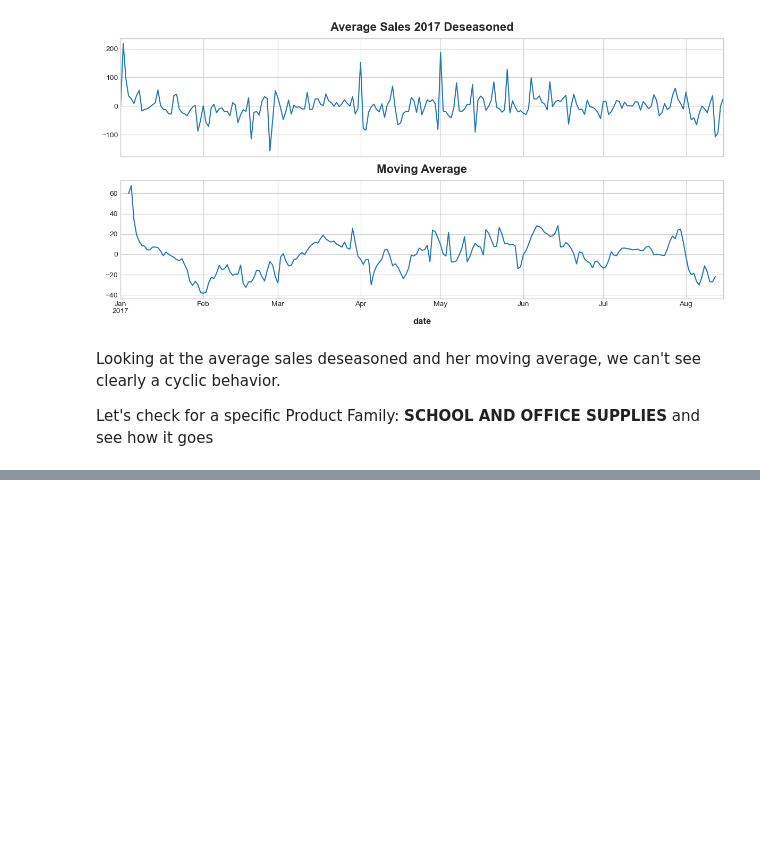
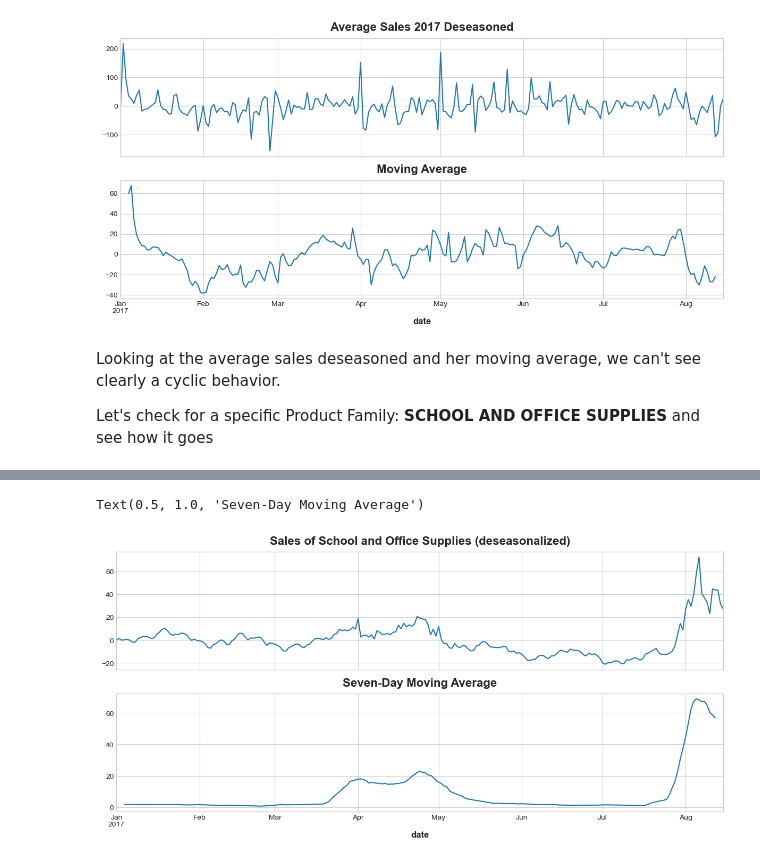
Before and after one commit to edmar-bevilaqua/data_science, a Jupyter notebook: Projects/Kaggle/Store Sales - Time Series Forecasting/store_sales.ipynb, the cells around one changed output, grey strips where cells are left out. Saved outputs shown, nothing was run; the diff lists cells and outputs as text; code cells hidden in the pictures; blank space fills up the shorter version.

Commit message:
Update store_sales.ipynb
Create an analysis for "SCHOOL AND OFFICE SUPPLIES" family sales.

```diff
--- a/Projects/Kaggle/Store Sales - Time Series Forecasting/store_sales.ipynb
+++ b/Projects/Kaggle/Store Sales - Time Series Forecasting/store_sales.ipynb
@@ -386,3 +386,21 @@ plt.show()
 Looking at the average sales deseasoned and her moving average, we can't see clearly a cyclic behavior.
 
 Let's check for a specific Product Family: **SCHOOL AND OFFICE SUPPLIES** and see how it goes
+# %%
+sales = pd.read_csv(
+    train_path,
+    usecols=['family', 'date', 'sales', 'onpromotion'],
+    dtype={
+        'family': 'category',
+        'onpromotion': 'uint32',
+    },
+    parse_dates=['date']
+    )
+
+family_sales = (
+    sales
+    .groupby(['family', 'date'], observed=True)
+    .mean()
+    .unstack('family')
+    .loc['2017', ['sales', 'onpromotion']]
+)
@@ -388,0 +425,52 @@ Let's check for a specific Product Family: **SCHOOL AND OFFICE SUPPLIES** and se
+# %%
+
+ofc_sup_sales_2017 = family_sales.loc(axis=1)[:, 'SCHOOL AND OFFICE SUPPLIES']
+
+y = ofc_sup_sales_2017.loc[:, 'sales'].squeeze()
+
+fourier = CalendarFourier(
+    freq='M',
+    order=4
+)
+dp = DeterministicProcess(
+    index=average_sales_2017.index,
+    constant=True,
+    order=1,
+    seasonal=True,
+    drop=False,
+    additional_terms=[fourier]
+)
+
+fourier = CalendarFourier(freq='M', order=4)
+dp = DeterministicProcess(
+    constant=True,
+    index=y.index,
+    order=1,
+    seasonal=True,
+    drop=True,
+    additional_terms=[fourier],
+)
+X_time = dp.in_sample()
+X_time['NewYearsDay'] = (X_time.index.dayofyear == 1)
+
+model = LinearRegression(fit_intercept=False)
+model.fit(X_time, y)
+y_deseason = y - model.predict(X_time)
+y_deseason.name = 'sales_deseasoned'
+
+fig, (ax1, ax2) = plt.subplots(nrows=2, ncols=1, sharex=True)
+fig.set_size_inches(12, 6)
+
+y_deseason.plot(ax=ax1)
+ax1.set_title("Sales of School and Office Supplies (deseasonalized)")
+
+y_ma = y.rolling(
+    window=7,
+    center=True
+).mean()
+
+y_ma.plot(ax=ax2)
+ax2.set_title("Seven-Day Moving Average")
+# %% [output]
+Text(0.5, 1.0, 'Seven-Day Moving Average')
+[figure, added]
```
Also changed, not shown: parts of 1 cell of this notebook.
